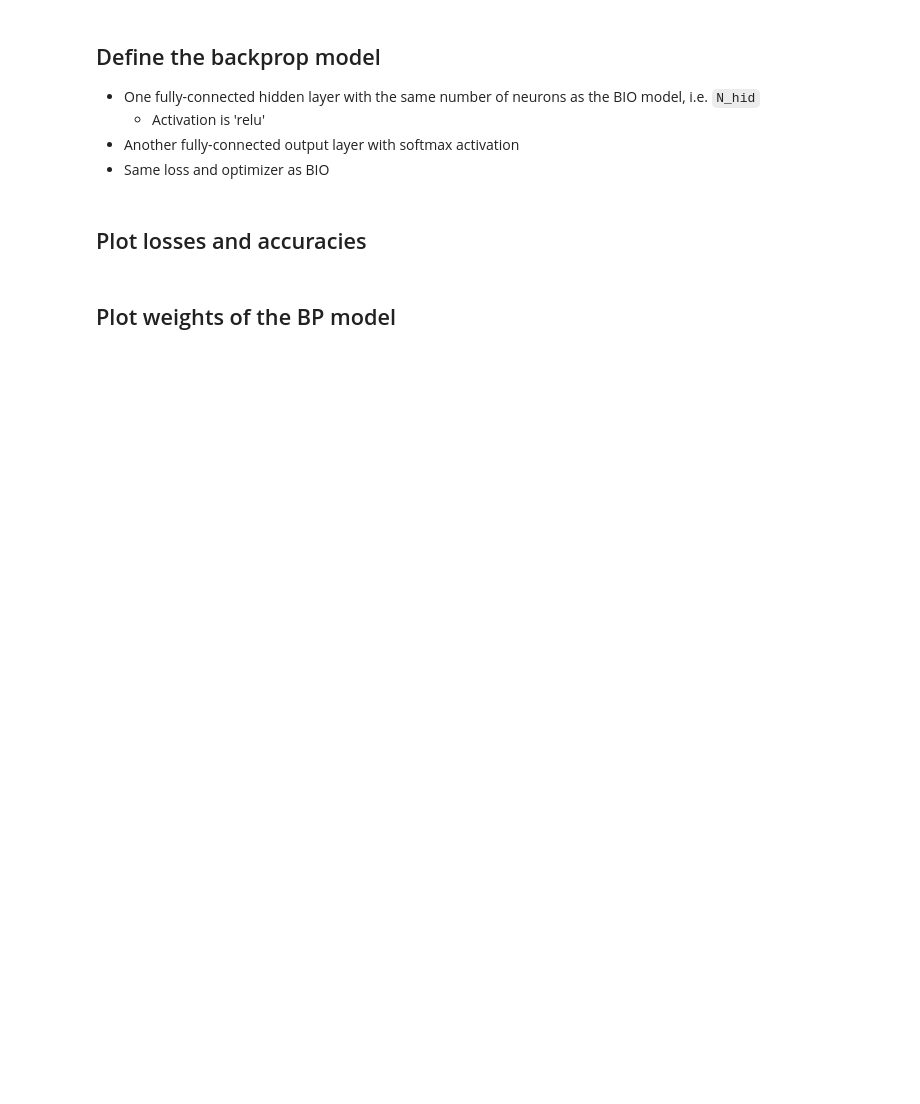
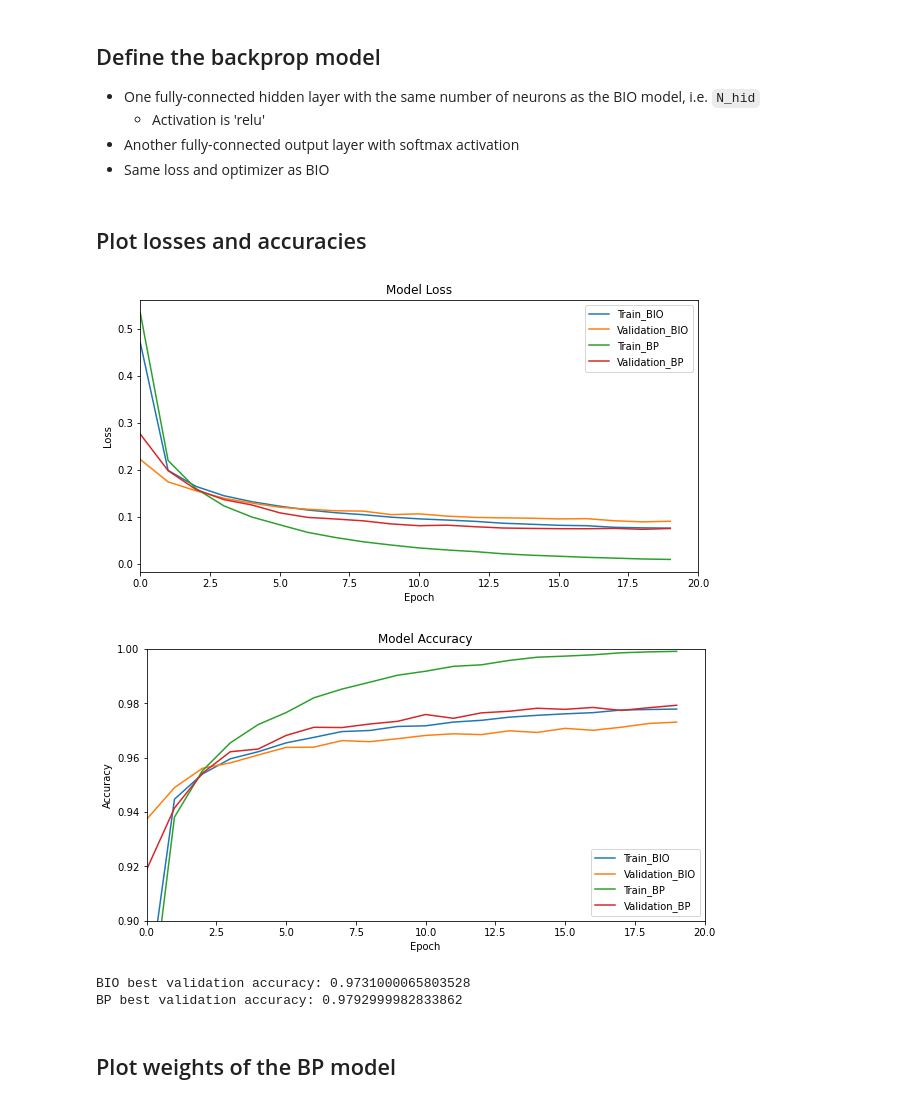
Before and after one commit to heydarshahi/Biological_Learning, a Jupyter notebook: Unsupervised_learning_algorithm_MNIST.ipynb, the cells around one changed output. Drawn from its saved outputs; the diff is of its cells as text; code cells hidden in the pictures; blank space fills up the shorter version.

```diff
--- a/Unsupervised_learning_algorithm_MNIST.ipynb
+++ b/Unsupervised_learning_algorithm_MNIST.ipynb
@@ -307,8 +311,13 @@ x_hid_test = (x_hid_test * (x_hid_test>0)) ** n
 # %%
 # convert everything to numpy tensors
-x_hid_train_tf = detach(x_hid_train)
-x_hid_val_tf = detach(x_hid_val)
-x_hid_test_tf = detach(x_hid_test)
+x_hid_train = detach(x_hid_train)
+x_hid_val = detach(x_hid_val)
+x_hid_test = detach(x_hid_test)
+
+n=4.5
+x_hid_train = (x_hid_train * (x_hid_train>0)) ** n
+x_hid_val = (x_hid_val * (x_hid_val>0)) ** n
+x_hid_test = (x_hid_test * (x_hid_test>0)) ** n
 # %% [markdown]
 ## Define the BIO model
 - Input is the pre-computed hidden activations.
@@ -320,16 +329,15 @@ x_hid_test_tf = detach(x_hid_test)
 Set `verbose=1` in the `model.fit()` function to see the loss and accuracy values after each epoch.
 # %%
 bio_model = keras.Sequential([
-    tf.keras.layers.Input(shape=(N_hid,)),
-    layers.Dense(Nc),
+    layers.Dense(Nc, input_shape=(N_hid,)),
 #     layers.BatchNormalization(),
     layers.Activation('softmax')
 ])
 
 print(bio_model.summary())
 
-lr_schedule = keras.optimizers.schedules.ExponentialDecay(initial_learning_rate=1e-1, decay_steps=Nep*20, decay_rate=0.7, staircase=True)
-opt = keras.optimizers.Adam(learning_rate=lr_schedule)
+# lr_schedule = keras.optimizers.schedules.ExponentialDecay(initial_learning_rate=1e-1, decay_steps=Nep*20, decay_rate=0.7, staircase=True)
+opt = keras.optimizers.Adam(lr=1e-1)
 
 bio_model.compile(loss='categorical_crossentropy', optimizer=opt, metrics=['accuracy'])
-bio_logs = bio_model.fit(x_hid_train_tf, y_train, validation_data=(x_hid_test_tf, y_test), batch_size=100, epochs=100, verbose=1)
+bio_logs = bio_model.fit(x_hid_train, y_train, validation_data=(x_hid_test, y_test), batch_size=1000, epochs=100, verbose=1)
@@ -336,3 +351,6 @@ bio_logs = bio_model.fit(x_hid_train_tf, y_train, validation_data=(x_hid_test_tf
+# %%
+model_dir = os.path.join('models', params)
+bio_model = keras.models.load_model(model_dir)
 # %% [markdown]
 ## Define the backprop model
 - One fully-connected hidden layer with the same number of neurons as the BIO model, i.e. `N_hid`
@@ -341,11 +359,10 @@ bio_logs = bio_model.fit(x_hid_train_tf, y_train, validation_data=(x_hid_test_tf
 - Same loss and optimizer as BIO
 # %%
 bp_model = keras.Sequential([
-    layers.Input(shape=(N_in,)),
-    layers.Dense(N_hid),
+    layers.Dense(N_hid, input_shape=(N_in,)),
 #     layers.BatchNormalization(),
     layers.Activation("relu"),
     layers.Dense(Nc, activation="softmax")
 ])
 bp_model.compile(loss='categorical_crossentropy', optimizer='adam', metrics=['accuracy'])
-bp_logs = bp_model.fit(x_train, y_train, validation_data=(x_val, y_val), batch_size=1000, epochs=20, verbose=1)
+bp_logs = bp_model.fit(x_train, y_train, validation_data=(x_val, y_val), batch_size=1000, epochs=100, verbose=1)
@@ -354,39 +374,45 @@ bp_logs = bp_model.fit(x_train, y_train, validation_data=(x_val, y_val), batch_s
 # %%
 bio_history = bio_logs.history
 bp_history = bp_logs.history
 
 plt.figure(figsize=(10, 5))
 plt.plot(bio_history['loss'])
 plt.plot(bio_history['val_loss'])
 
 plt.plot(bp_history['loss'])
 plt.plot(bp_history['val_loss'])
 
 plt.title('Model Loss')
 plt.ylabel('Loss')
 plt.xlabel('Epoch')
 # plt.ylim(0, 1)
-plt.xlim(0, 50)
+plt.xlim(0, 20)
 plt.legend(['Train_BIO', 'Validation_BIO', 'Train_BP', 'Validation_BP'], loc='upper right')
 plt.show()
 
 plt.figure(figsize=(10, 5))
-plt.plot(bio_history['accuracy'])
-plt.plot(bio_history['val_accuracy'])
+plt.plot(bio_history['acc'])
+plt.plot(bio_history['val_acc'])
 
-plt.plot(bp_history['accuracy'])
-plt.plot(bp_history['val_accuracy'])
+plt.plot(bp_history['acc'])
+plt.plot(bp_history['val_acc'])
 
 plt.title('Model Accuracy')
 plt.ylabel('Accuracy')
 plt.xlabel('Epoch')
 plt.ylim(.9, 1)
-plt.xlim(0, 50)
+plt.xlim(0, 20)
 plt.legend(['Train_BIO', 'Validation_BIO', 'Train_BP', 'Validation_BP'], loc='lower right')
 plt.show()
+# %% [output]
+[figure, added]
+[figure, added]
 # %%
-print('BIO best validation accuracy:', max(bio_history['val_accuracy']))
-print('BP best validation accuracy:', max(bp_history['val_accuracy']))
+print('BIO best validation accuracy:', max(bio_history['val_acc']))
+print('BP best validation accuracy:', max(bp_history['val_acc']))
+# %% [output]
+BIO best validation accuracy: 0.9731000065803528
+BP best validation accuracy: 0.9792999982833862
 # %% [markdown]
 ## Plot weights of the BP model
 # %%
```
Also changed, not shown: parts of 22 cells of this notebook, 1 other file.
